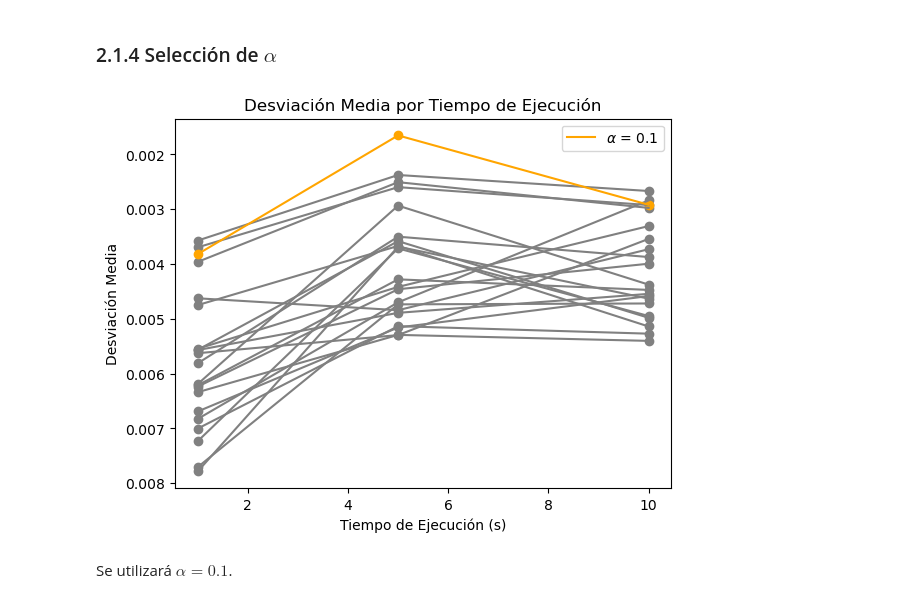
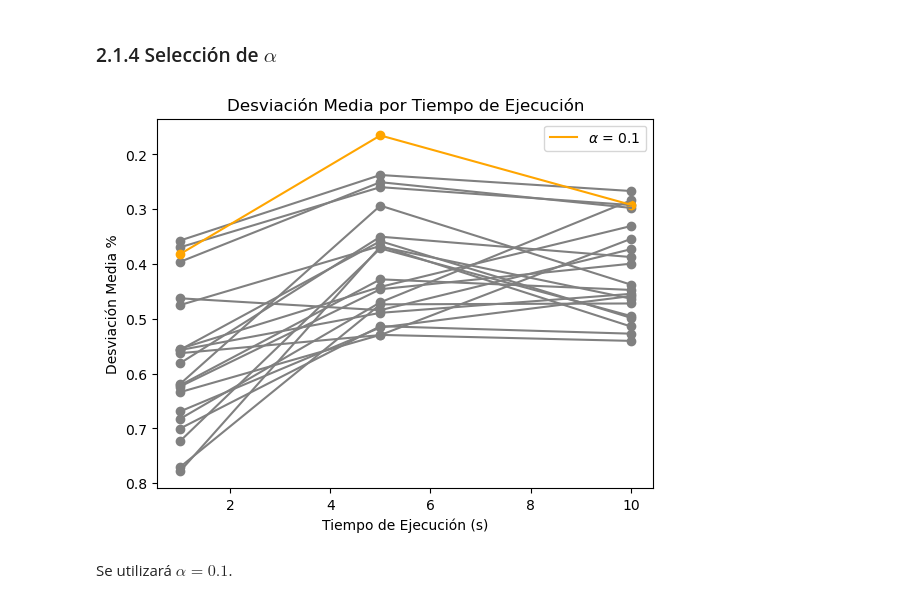
Before and after one commit to ensabai/Trabajo-Log-stica, a Jupyter notebook: notebook.ipynb, the cells around one changed output. Saved outputs shown, nothing was run; the diff lists cells and outputs as text; code cells hidden in the pictures.

```diff
--- a/notebook.ipynb
+++ b/notebook.ipynb
@@ -197,22 +197,23 @@ data_todos = pd.concat([data_1, data_5, data_10])
 data_todos["segundos"] = np.floor(data_todos["tiempo"])
 data_todos = data_todos[["alpha","segundos","Dev"]]
 data_todos_grouped = data_todos.groupby(["alpha","segundos"]).mean().reset_index()
+data_todos_grouped["Dev"] = data_todos_grouped["Dev"] * 100
 # %%
 fig, ax = plt.subplots()
 for alpha in [i / 100 for i in range(0,101)]:
     if alpha != 0.1:
         ax.plot(data_todos_grouped[data_todos_grouped["alpha"] == alpha]["segundos"], data_todos_grouped[data_todos_grouped["alpha"] == alpha]["Dev"], color = "gray")
         ax.scatter(x = data_todos_grouped[data_todos_grouped["alpha"] == alpha]["segundos"], y = data_todos_grouped[data_todos_grouped["alpha"] == alpha]["Dev"], color = "gray")
 ax.plot(data_todos_grouped[data_todos_grouped["alpha"] == 0.1]["segundos"], data_todos_grouped[data_todos_grouped["alpha"] == 0.1]["Dev"], color = "orange", label = "$\\alpha$ = 0.1")
 ax.scatter(x = data_todos_grouped[data_todos_grouped["alpha"] == 0.1]["segundos"], y = data_todos_grouped[data_todos_grouped["alpha"] == 0.1]["Dev"], color = "orange")
 ax.invert_yaxis()
 ax.set_xlabel("Tiempo de Ejecución (s)")
-ax.set_ylabel("Desviación Media")
+ax.set_ylabel("Desviación Media %")
 ax.set_title("Desviación Media por Tiempo de Ejecución")
 plt.legend()
 plt.show()
 # %% [output]
-[figure, old version]
+[figure, new version]
 # %% [markdown]
 Se utilizará $\alpha = 0.1$.
 # %% [markdown]
```
Also changed, not shown: parts of 16 cells of this notebook, 1 other file.
